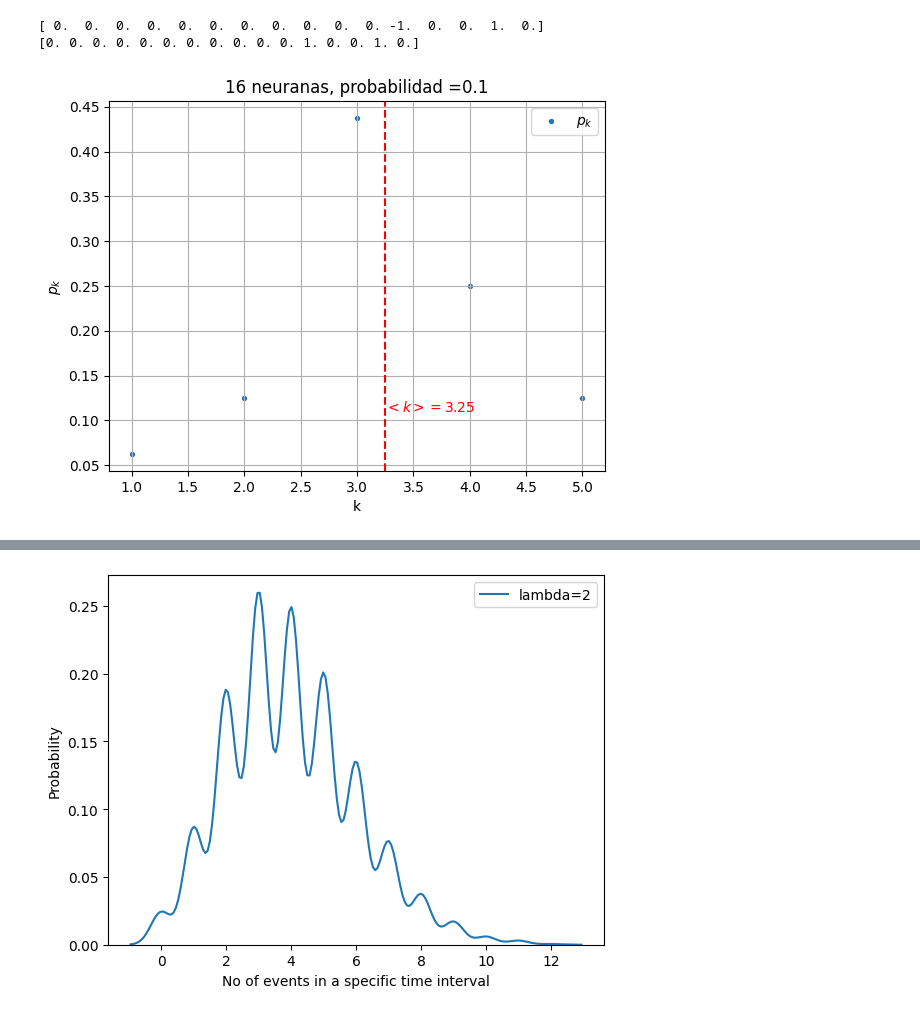
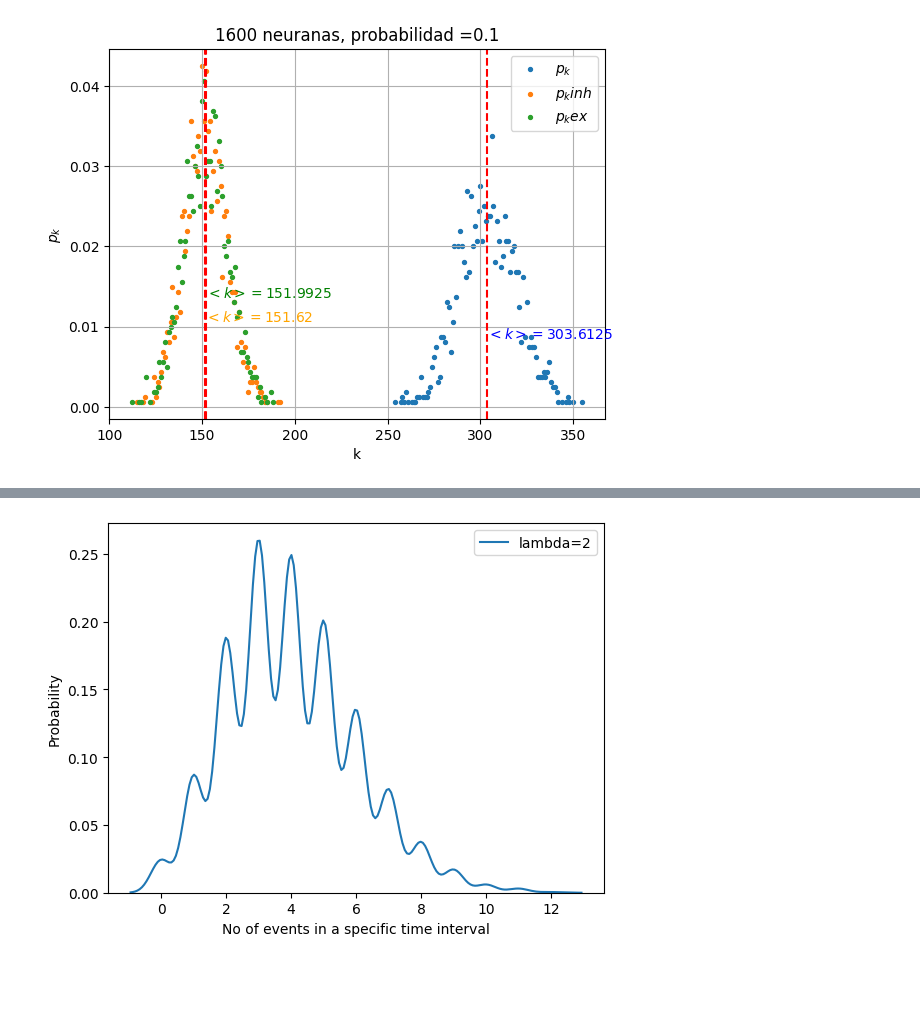
Before and after one commit to juanmillan03/Tesis-CA, a Jupyter notebook: Codigos/V4_G(NP)/ButterWorth.ipynb, the cells around one changed output, grey strips where cells are left out. Saved outputs shown, nothing was run; the diff lists cells and outputs as text; code cells hidden in the pictures; blank space fills up the shorter version.

```diff
--- a/Codigos/V4_G(NP)/ButterWorth.ipynb
+++ b/Codigos/V4_G(NP)/ButterWorth.ipynb
@@ -177,32 +178,46 @@ plt.show()
 # %%
 k=np.zeros(len(matriz))
+k_inh=np.zeros(len(matriz))
+k_ex=np.zeros(len(matriz))
 for i in range(len(matriz)):
     k[i]=np.sum(abs(matriz[i]))
+    k_inh[i]=np.sum(matriz[i]==-1)
+    k_ex[i]=np.sum(matriz[i]==1)
 
 
 
-unique_values, counts = np.unique(k, return_counts=True)
+unique, counts = np.unique(k, return_counts=True)
 k_main=sum(k)/len(matriz)
+
+unique_inh, counts_inh = np.unique(k_inh, return_counts=True)
+k_main_inh=sum(k_inh)/len(matriz)
+
+unique_ex, counts_ex = np.unique(k_ex, return_counts=True)
+k_main_ex=sum(k_ex)/len(matriz)
 
 
 
-sample1 = poisson.rvs(mu=k_main, size=100)
 
-#sns.kdeplot(x=sample1, fill=False,color="r", label=f'lambda={k_main}')
 plt.figure(num=f"kp{P}")
-plt.scatter(unique_values,counts/len(matriz),s=8,label=r"$p_k$")
-plt.axvline(sum(k)/len(matriz),c="r",linestyle="--")
+plt.scatter(unique,counts/len(matriz),s=8,label=r"$p_k$")
+plt.scatter(unique_inh,counts_inh/len(matriz),s=8,label=r"$p_kinh$")
+plt.scatter(unique_ex,counts_ex/len(matriz),s=8,label=r"$p_kex$")
+
+plt.axvline(k_main,c="r",linestyle="--")
+plt.axvline(k_main_inh,c="r",linestyle="--")
+plt.axvline(k_main_ex,c="r",linestyle="--")
+
 plt.grid()
 plt.legend()
 plt.xlabel("k")
 plt.ylabel(r"$p_k$")
 plt.title(f"{int(L*L)} neuranas, probabilidad ={P}")
-plt.text(sum(k)/len(matriz),max(counts/len(matriz))/4,f"$<k>={sum(k)/len(matriz)}$",c="r")
+plt.text(k_main,max(counts/len(matriz))/4,f"$<k>={k_main}$",c="blue")
+plt.text(k_main_inh,max(counts_inh/len(matriz))/4,f"$<k>={k_main_inh}$",c="orange")
+plt.text(k_main_ex,max(counts_ex/len(matriz))/3,f"$<k>={k_main_ex}$",c="g")
 plt.show()
 # %% [output]
-[ 0.  0.  0.  0.  0.  0.  0.  0.  0.  0.  0. -1.  0.  0.  1.  0.]
-[0. 0. 0. 0. 0. 0. 0. 0. 0. 0. 0. 1. 0. 0. 1. 0.]
-[figure, old version]
+[figure, new version]
 # %%
 import heapq
 
```
Also changed, not shown: parts of 8 cells of this notebook, 9 other files.
